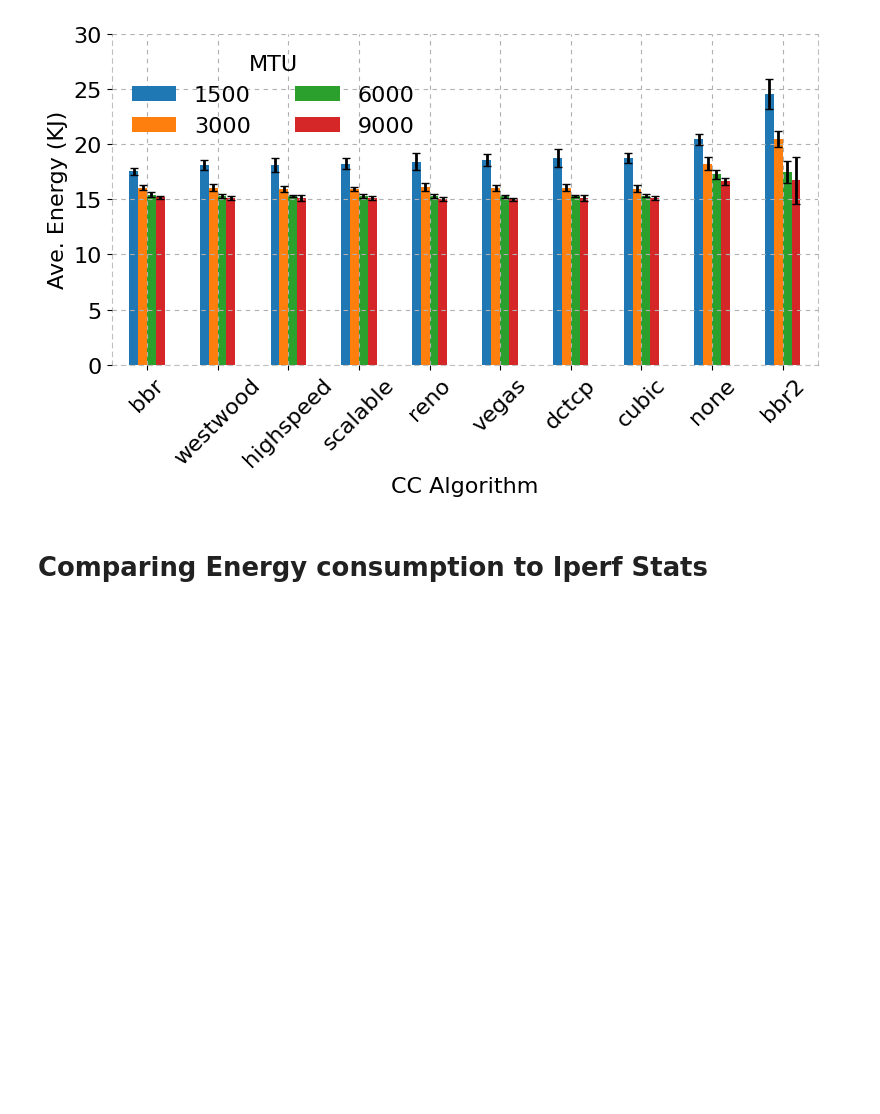
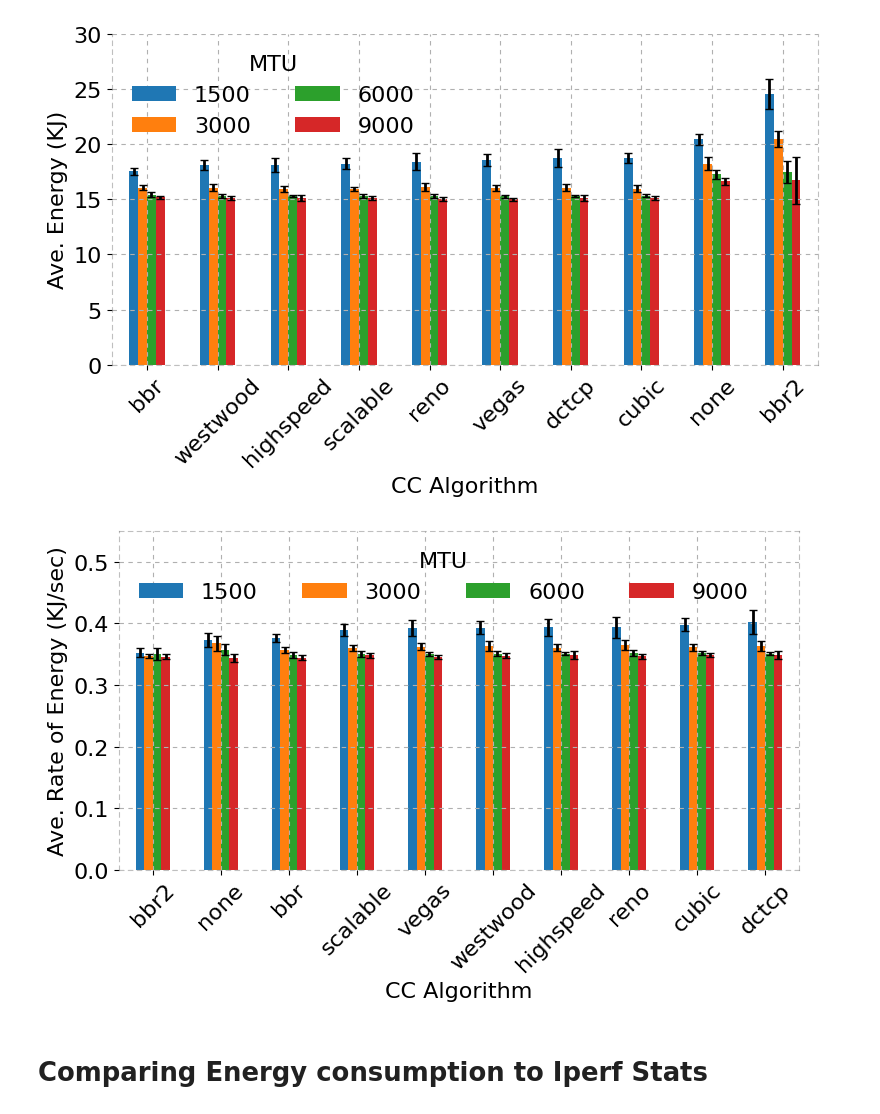
Before and after one commit to serhatarslan-hub/power-of-cc, a Jupyter notebook: analysis/iperf_analysis_for_energy_per_cca.ipynb, the cells around one changed output. Cells and saved outputs as stored; diff of their text form; code cells hidden in the pictures; blank space fills up the shorter version.

Commit message:
Add unit energy consumption without udp

```diff
--- a/analysis/iperf_analysis_for_energy_per_cca.ipynb
+++ b/analysis/iperf_analysis_for_energy_per_cca.ipynb
@@ -219,6 +219,44 @@ if (SAVE_FIG):
 plt.show()
 # %% [output]
 [figure]
+# %%
+# plt.figure(figsize=FIG_SIZE)
+exp_df_no_udp.groupby(['cc', 'mtu'])['kJps'].mean().unstack().sort_values([1500]).plot.bar(
+    yerr=exp_df.groupby(['cc', 'mtu'])['kJps'].std().unstack(),
+    error_kw=dict(lw=2, capsize=3, capthick=1, ecolor='black')
+    )
+
+plt.xlabel('CC Algorithm', fontsize=FONT_SIZE)
+plt.ylabel('Ave. Rate of Energy (KJ/sec)', fontsize=FONT_SIZE)
+plt.xticks(fontsize=FONT_SIZE)
+plt.yticks(fontsize=FONT_SIZE)
+plt.ylim((0,0.55))
+plt.xticks(rotation = 45)
+plt.grid(linestyle=LINE_STYLE)
+leg = plt.gca().legend(loc='upper left', frameon=False,
+                 title='MTU', fontsize=FONT_SIZE, ncol=4)
+plt.setp(leg.get_title(),fontsize=FONT_SIZE)
+plt.gca().spines["right"].set_linestyle(LINE_STYLE)
+plt.gca().spines["right"].set_alpha(0.5)
+plt.gca().spines["right"].set_color('gray')
+plt.gca().spines["left"].set_linestyle(LINE_STYLE)
+plt.gca().spines["left"].set_alpha(0.5)
+plt.gca().spines["left"].set_color('gray')
+# plt.gca().spines["top"].set_visible(False)
+plt.gca().spines["top"].set_linestyle(LINE_STYLE)
+plt.gca().spines["top"].set_alpha(0.5)
+plt.gca().spines["top"].set_color('gray')
+plt.gca().spines["bottom"].set_linestyle(LINE_STYLE)
+plt.gca().spines["bottom"].set_alpha(0.5)
+plt.gca().spines["bottom"].set_color('gray')
+plt.tight_layout()
+
+if (SAVE_FIG):
+    plt.savefig( out_dir + '/cca_energy_per_sec_no_udp.pdf')
+
+plt.show()
+# %% [output]
+[figure, added]
 # %% [markdown]
 # Comparing Energy consumption to Iperf Stats
 # %%
```
Also changed, not shown: parts of 1 cell of this notebook, 1 other file.
